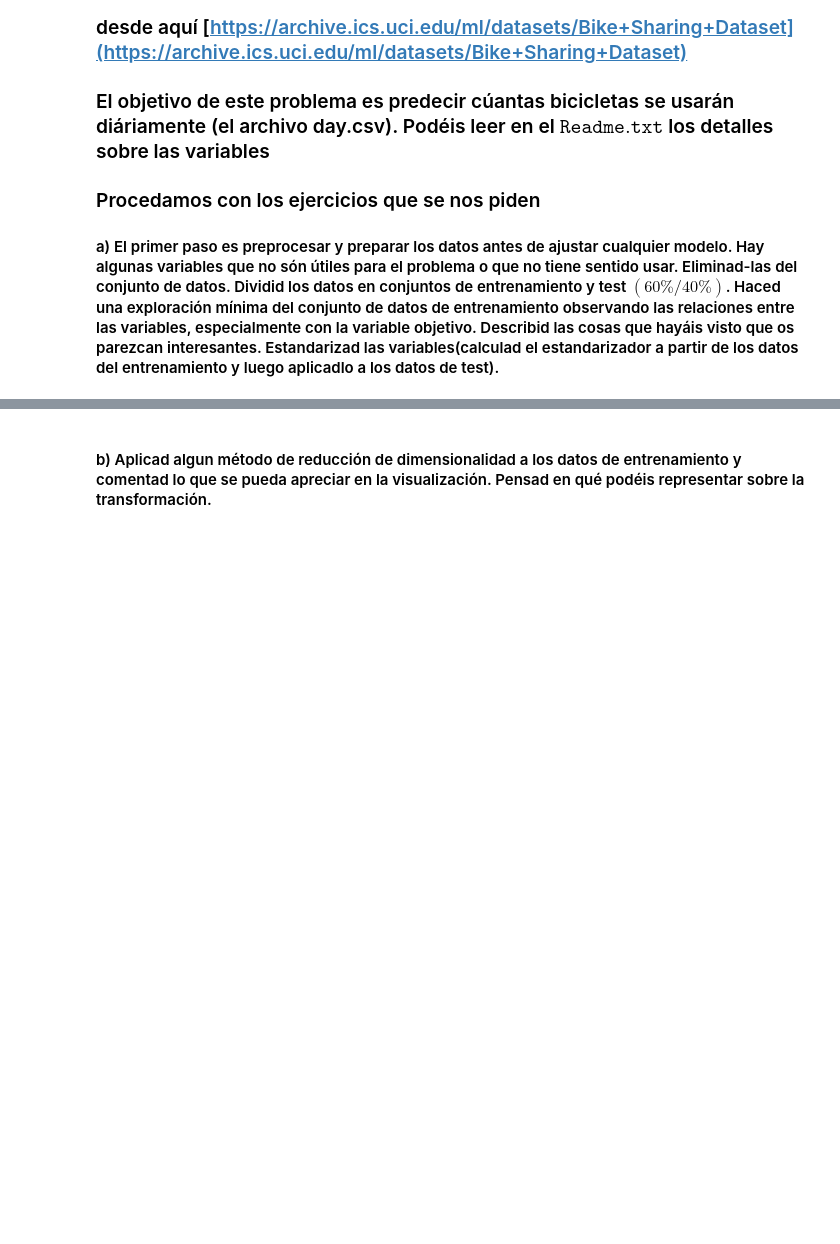
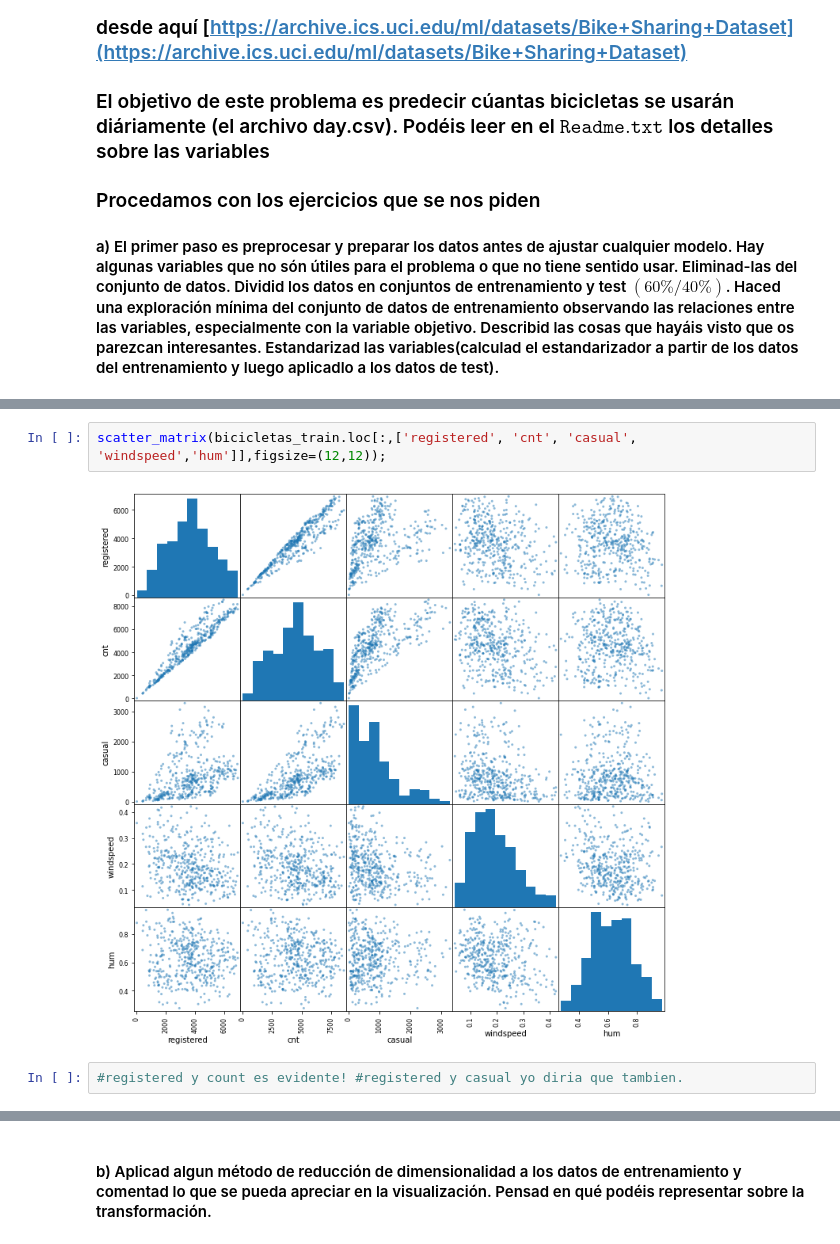
Before and after one commit to cuberhaus/APA, a Jupyter notebook: Problema2/ProblemaLlista2-GRUPAL.ipynb, the cells around one changed output, grey strips where cells are left out. Drawn from its saved outputs; the diff is of its cells as text; blank space fills up the shorter version.

```diff
--- a/Problema2/ProblemaLlista2-GRUPAL.ipynb
+++ b/Problema2/ProblemaLlista2-GRUPAL.ipynb
@@ -19,0 +122,6 @@
+# %%
+scatter_matrix(bicicletas_train.loc[:,['registered', 'cnt', 'casual', 'windspeed','hum']],figsize=(12,12));
+# %% [output]
+[figure, added]
+# %%
+#registered y count es evidente! #registered y casual yo diria que tambien.
```
Also changed, not shown: parts of 9 cells of this notebook.
